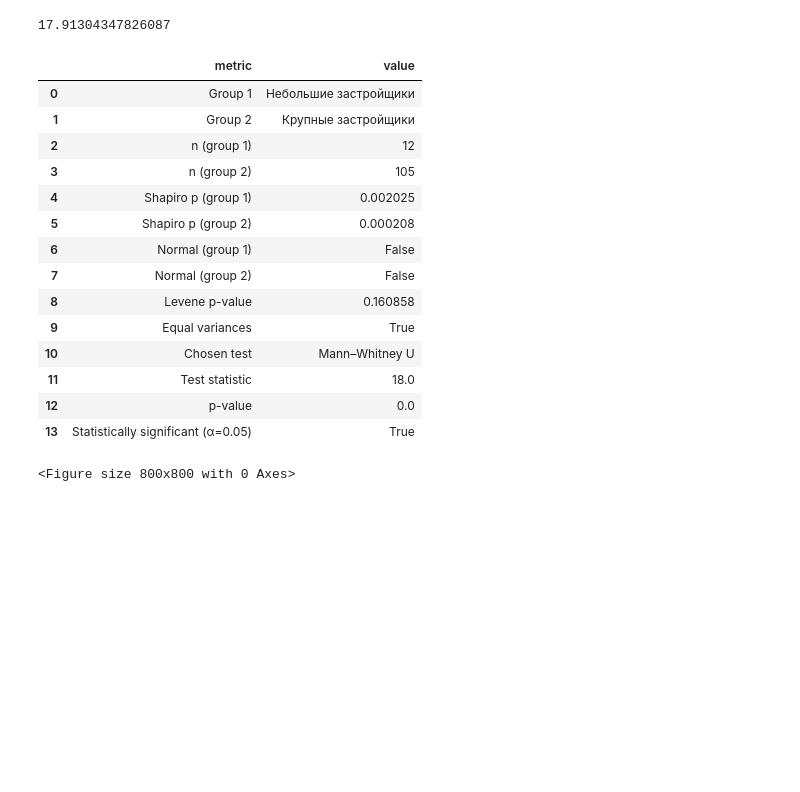
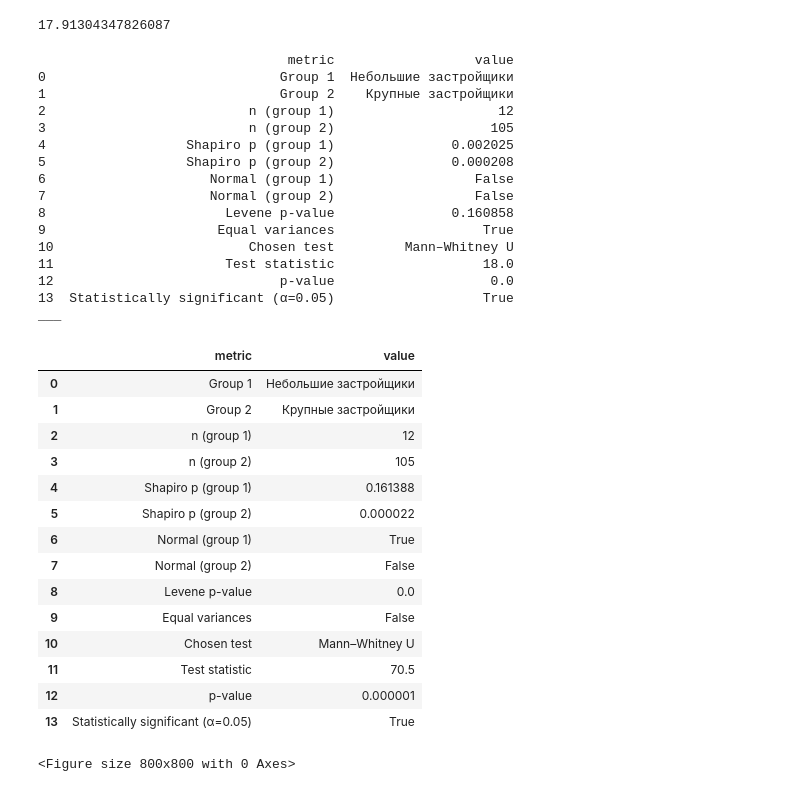
Before and after one commit to leofaraf/vibrosi, a Jupyter notebook: riskmodel.ipynb, the cells around one changed output. Cells and saved outputs as stored; diff of their text form; code cells hidden in the pictures; blank space fills up the shorter version.

```diff
--- a/riskmodel.ipynb
+++ b/riskmodel.ipynb
@@ -750,40 +750,65 @@ def compare_groups_auto(
             shapiro_p2,
             normal_1,
             normal_2,
             levene_p,
             equal_var,
             test_name,
             stat,
             p_value,
             p_value <= alpha
         ]
     })
 
     return result_df
 
 
 assumptions_df = compare_groups_auto(
     df=buildings_group_df,
     value_col="sales_share",
     group_col="size_group",
     group1="Небольшие застройщики",
     group2="Крупные застройщики"
 )
 
+print(assumptions_df)
+print("___")
+assumptions_df = compare_groups_auto(
+    df=buildings_group_df,
+    value_col="mortgage_share",
+    group_col="size_group",
+    group1="Небольшие застройщики",
+    group2="Крупные застройщики"
+)
 assumptions_df
 # %% [output]
+                                metric                  value
+0                              Group 1  Небольшие застройщики
+1                              Group 2    Крупные застройщики
+2                          n (group 1)                     12
+3                          n (group 2)                    105
+4                  Shapiro p (group 1)               0.002025
+5                  Shapiro p (group 2)               0.000208
+6                     Normal (group 1)                  False
+7                     Normal (group 2)                  False
+8                       Levene p-value               0.160858
+9                      Equal variances                   True
+10                         Chosen test         Mann–Whitney U
+11                      Test statistic                   18.0
+12                             p-value                    0.0
+13  Statistically significant (α=0.05)                   True
+___
 |  | metric | value |
 | 0 | Group 1 | Небольшие застройщики |
 | 1 | Group 2 | Крупные застройщики |
 | 2 | n (group 1) | 12 |
 | 3 | n (group 2) | 105 |
-| 4 | Shapiro p (group 1) | 0.002025 |
-| 5 | Shapiro p (group 2) | 0.000208 |
-| 6 | Normal (group 1) | False |
+| 4 | Shapiro p (group 1) | 0.161388 |
+| 5 | Shapiro p (group 2) | 0.000022 |
+| 6 | Normal (group 1) | True |
 | 7 | Normal (group 2) | False |
-| 8 | Levene p-value | 0.160858 |
-| 9 | Equal variances | True |
+| 8 | Levene p-value | 0.0 |
+| 9 | Equal variances | False |
 | 10 | Chosen test | Mann–Whitney U |
-| 11 | Test statistic | 18.0 |
-| 12 | p-value | 0.0 |
+| 11 | Test statistic | 70.5 |
+| 12 | p-value | 0.000001 |
 | 13 | Statistically significant (α=0.05) | True |
```
Also changed, not shown: parts of 1 cell of this notebook, 1 other file.
